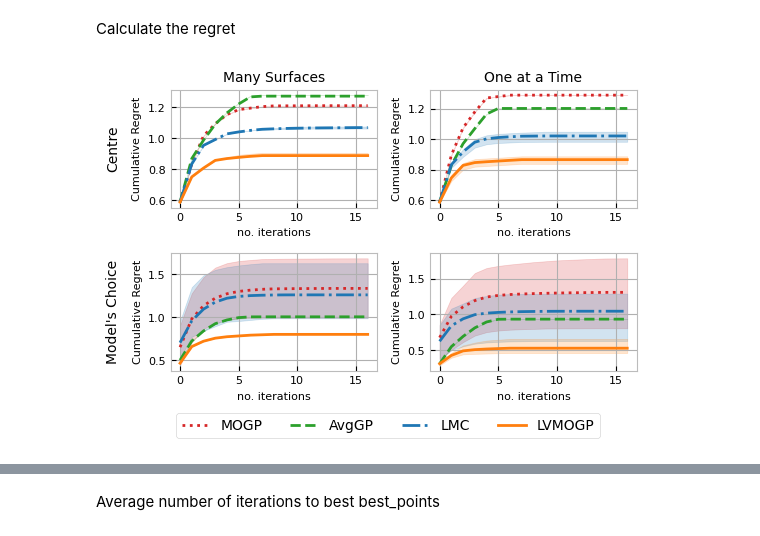
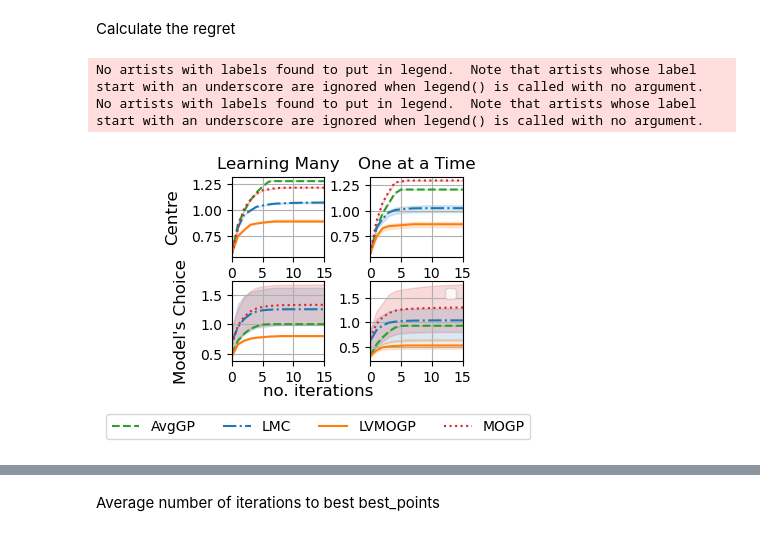
Before and after one commit to RSedgwick/TL_DOE_4_DNA, a Jupyter notebook: analysis/unpenalized_retrospective_bayesian_optimisation_results.ipynb, the cells around one changed output, grey strips where cells are left out. Cells and saved outputs as stored; diff of their text form; code cells hidden in the pictures.

Commit message:
unpenalized bayes opt notebooks

```diff
--- a/analysis/unpenalized_retrospective_bayesian_optimisation_results.ipynb
+++ b/analysis/unpenalized_retrospective_bayesian_optimisation_results.ipynb
@@ -6,16 +6,16 @@ import pandas as pd
 import warnings
 warnings.simplefilter("ignore")
 from copy import copy
-import retroBO_analysis_functions as fns
+import analysis.retroBO_analysis_functions as fns
 import pickle
 import matplotlib.pyplot as plt
 import matplotlib as mpl
 
-mpl.style.use('mystyle.mplstyle')
+# mpl.style.use('mystyle.mplstyle')
 
 inch_conversion = 1/25.4
-page_width = 142.4 *inch_conversion
-column_width = 67.2* inch_conversion
+page_width = 142.4 * inch_conversion
+column_width = 67.2 * inch_conversion
 # %% [markdown]
 # Notebook for Plotting Retrospective Bayesian Optimisation Results
 
@@ -32,10 +32,11 @@ learning_types = ['learning_many', 'learning_1']
 Load the results
 # %%
 res_dfs = {}
-results_path = pl.Path(os.getcwd()).parent / 'results'
+
+results_path = pl.Path(os.getcwd()) / 'results' / 'unpenalized_bayes_opt'
 for key in ['centre_learning_1', '0_point_start_learning_1',
                   'centre_learning_many', '0_point_start_learning_many']:
-    res_dfs[key] = pd.read_csv(results_path /f'penalized_bayes_opt_{key}.csv', index_col=0)
+    res_dfs[key] = pd.read_csv(results_path / f'bayes_opt_{key}.csv', index_col=0)
 # %% [markdown]
 Check what data is missing
 If necessary, see which seeds are missing data:
@@ -208,55 +209,63 @@ for i, learning_type in enumerate(learning_types): #, 'learning 1'
         regret_df = regret_df.groupby(['model', 'iteration']).mean().reset_index()
         regret_metrics[learning_type][starting_point] = regret_df
 # %%
+
 linestyles = {'lmc':'dashdot', 'mo_indi': 'dotted', 'lvm':  'solid' , 'avg': 'dashed' }
-def get_colors():
-    cols = plt.rcParams['axes.prop_cycle'].by_key()['color']
-    # cols = ['#E69F00', '#56B4E9', '#009E73', '#CC79A7',
-    #               '#0072B2', '#D55E00', '#F0E442', '#000000', ]
-    # cols = ['#7a0177', '#c51b8a','#f768a1',  '#fbb4b9']
-    cols = ['#253494', '#2c7fb8','#41b6c4',  '#a1dab4']
-    colors = {'lmc': cols[0], 'mo_indi': cols[3], 'lvm': cols[1], 'avg': cols[2]}
-    return colors
 
-fig, axs = plt.subplots(nrows=2, ncols=2, figsize=[page_width, page_width-2])
 colors = fns.get_colors()
-plot_minmax=True
 starting_point_names = {'centre':'Centre', '0_point_start':'Model\'s Choice'}
-learning_type_names = {'learning_many':'Many Surfaces', 'learning_1':'One at a Time'}
+learning_type_names = {'learning_many':'Learning Many', 'learning_1':'One at a Time'}
 labels = {'mo_indi':'MOGP', 'avg':'AvgGP', 'lmc': 'LMC', 'lvm':'LVMOGP'}
-for i, learning_type in enumerate(learning_types): #, 'learning 1'
+
+fig, axs = plt.subplots(nrows=2, ncols=2, figsize=[0.6*page_width, 0.4*page_width])
+for i, learning_type in enumerate(learning_types):
     for j, starting_point in enumerate(starting_points):
+
         regret_df = regret_metrics[learning_type][starting_point]
-        for model in ['mo_indi', 'avg', 'lmc', 'lvm']:
-            df = regret_df[(regret_df['model'] == model) ].sort_values('iteration')
+        for model in regret_df['model'].unique():
+            df = regret_df[(regret_df['model'] == model)].sort_values('iteration')
             if (j==0) & (i==0):
                 label = labels[model]
             else:
                 label = None
             axs[j, i].plot(df['iteration'], df[f'mean {regret_metric} cumsum'], label=label,
                            color=colors[model], linestyle=linestyles[model])
             if plot_minmax:
                 axs[j, i].fill_between(df['iteration'], df[f'min {regret_metric} cumsum'],
                                        df[f'max {regret_metric} cumsum'],
-                                       alpha=0.2, color=colors[model])
-        axs[0, i].set_title(f'{learning_type_names[learning_type]}', fontsize=10)
-        axs[j, i].set_ylabel(f'Cumulative Regret')
-        axs[1, i].set_xlabel('no. iterations')
-        axs[0, i].set_xlabel('no. iterations')
+                                       alpha=0.17, color=colors[model])
+        axs[0, i].set_title(f'{learning_type_names[learning_type]}')
+        # axs[j, i].set_ylabel(f'Cum. Regret')
+        axs[j, i].set_xlabel(None)
+        axs[j, 1].set_ylabel(None)
+        axs[j, i].set_xticks([0, 5, 10, 15] )
+        axs[j, i].grid()
+
+        axs[j, i].set_xlim(0, 15)
+
+
+
+fig.legend(loc="lower center", ncols=4,
+               bbox_to_anchor=(0.5, -0.2))
+
 
 rows = [f'{row}' for row in starting_point_names.values()]
 for ax, row in zip(axs[:,0], rows):
-    ax.annotate(row, xy=(0, 0.5), xytext=(-ax.yaxis.labelpad - 5, 0),
+    ax.annotate(row, xy=(0, 0.5), xytext=(-ax.yaxis.labelpad, 0),
                 xycoords=ax.yaxis.label, textcoords='offset points',
-                fontsize=10, ha='right', va='center', rotation=90)
+                size='large', ha='right', va='center', rotation=90)
+    # plt.suptitle('Cumulative Regret')
+    axs[j, i].legend()
 
-        # plt.suptitle('Cumulative Regret')
-        # axs[j, i].legend()
 
-fig.legend(loc="lower center", ncols=4,
-               bbox_to_anchor=(0.53, -0.08))
+
 plt.tight_layout()
-plt.savefig(f'plots/retroBO_cumulative_regret_{param_name}.pdf', bbox_inches='tight')
-plt.savefig(f'plots/retroBO_cumulative_regret_{param_name}.svg', bbox_inches='tight')
+fig.supxlabel('no. iterations')
+plt.subplots_adjust(hspace=0.3, wspace=0.5, left=None, bottom=0.18, right=None, top=1)
+# plt.tight_layout()
+# plt.savefig(f'plots/retroBO_cumulative_regret_{param_name}_half_wlines.pdf', bbox_inches='tight')
+# plt.savefig(f'plots/retroBO_cumulative_regret_{param_name}_half_wlines.svg', bbox_inches='tight')
 # %% [output]
+No artists with labels found to put in legend.  Note that artists whose label start with an underscore are ignored when legend() is called with no argument.
+No artists with labels found to put in legend.  Note that artists whose label start with an underscore are ignored when legend() is called with no argument.
-[figure, old version]
+[figure, new version]
```
Also changed, not shown: parts of 17 cells of this notebook, 1 other file.
